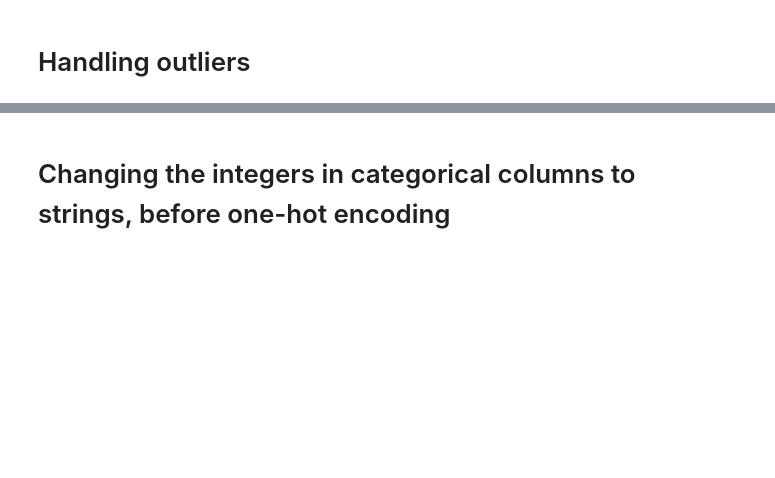
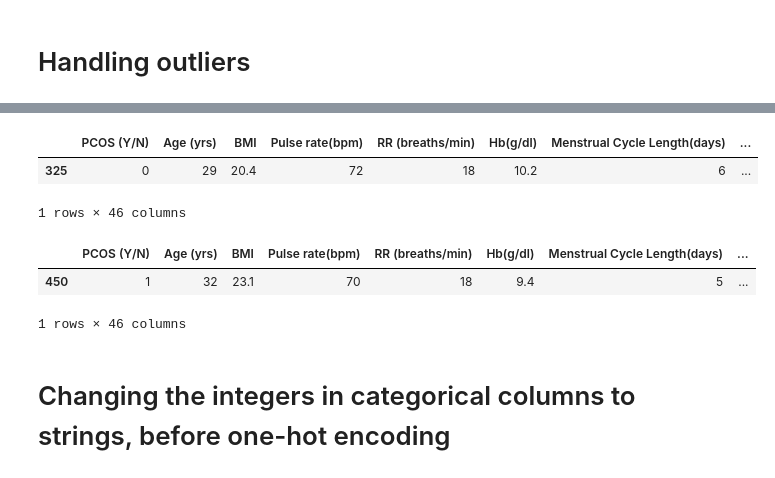
Before and after one commit to stacychann/dsa4262_pcos, a Jupyter notebook: Cleaning_EDA.ipynb, the cells around one changed output, grey strips where cells are left out. Drawn from its saved outputs; the diff is of its cells as text; code cells hidden in the pictures; blank space fills up the shorter version.

```diff
--- a/Cleaning_EDA.ipynb
+++ b/Cleaning_EDA.ipynb
@@ -280,3 +261,17 @@ df[(df["Pulse rate(bpm)"]<60)|(df["Pulse rate(bpm)"]>100)]
+# %%
+# FSH(mIU/mL) normal range is between 4.7 and 21.5 mIU/mL
+df[df['FSH(mIU/mL)']==5052]
+# %% [output]
+|  | PCOS (Y/N) | Age (yrs) | BMI | Pulse rate(bpm) | RR (breaths/min) | Hb(g/dl) | Menstrual Cycle Length(days) | ... |
+| 325 | 0 | 29 | 20.4 | 72 | 18 | 10.2 | 6 | ... |
+1 rows × 46 columns
+# %%
+# Value is too high
+df[df["LH(mIU/mL)"]==2018]
+# %% [output]
+|  | PCOS (Y/N) | Age (yrs) | BMI | Pulse rate(bpm) | RR (breaths/min) | Hb(g/dl) | Menstrual Cycle Length(days) | ... |
+| 450 | 1 | 32 | 23.1 | 70 | 18 | 9.4 | 5 | ... |
+1 rows × 46 columns
 # %%
 # Removed those patients who have super low pulse rates
 df = df[(df["Pulse rate(bpm)"]>=60) & (df["Pulse rate(bpm)"]<=100)]
```
Also changed, not shown: parts of 15 cells of this notebook.
